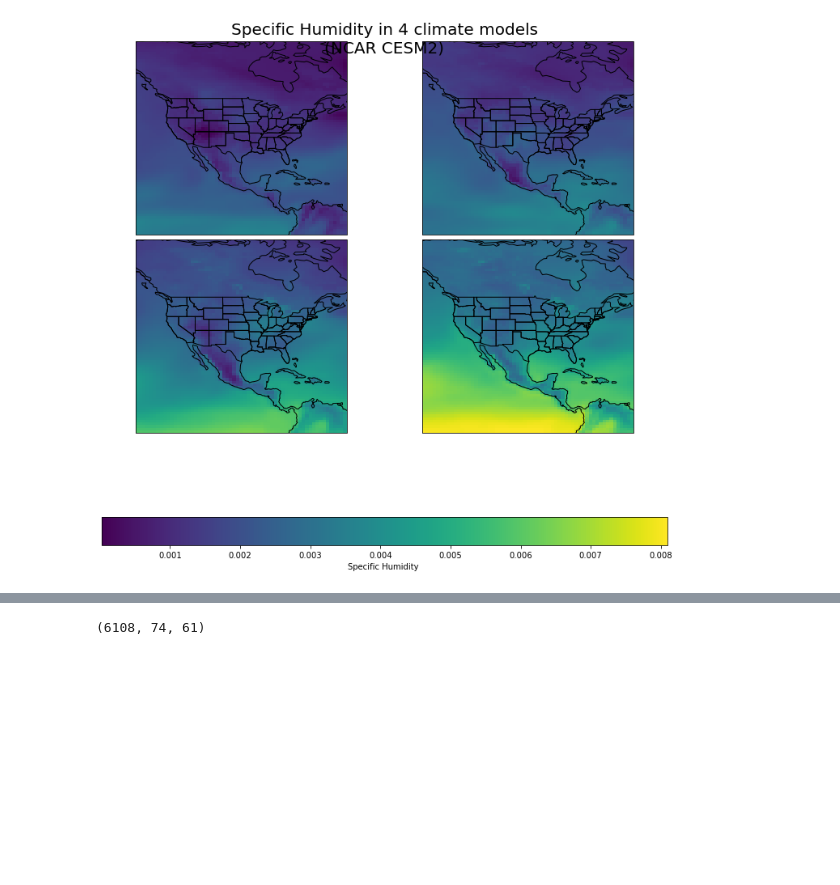
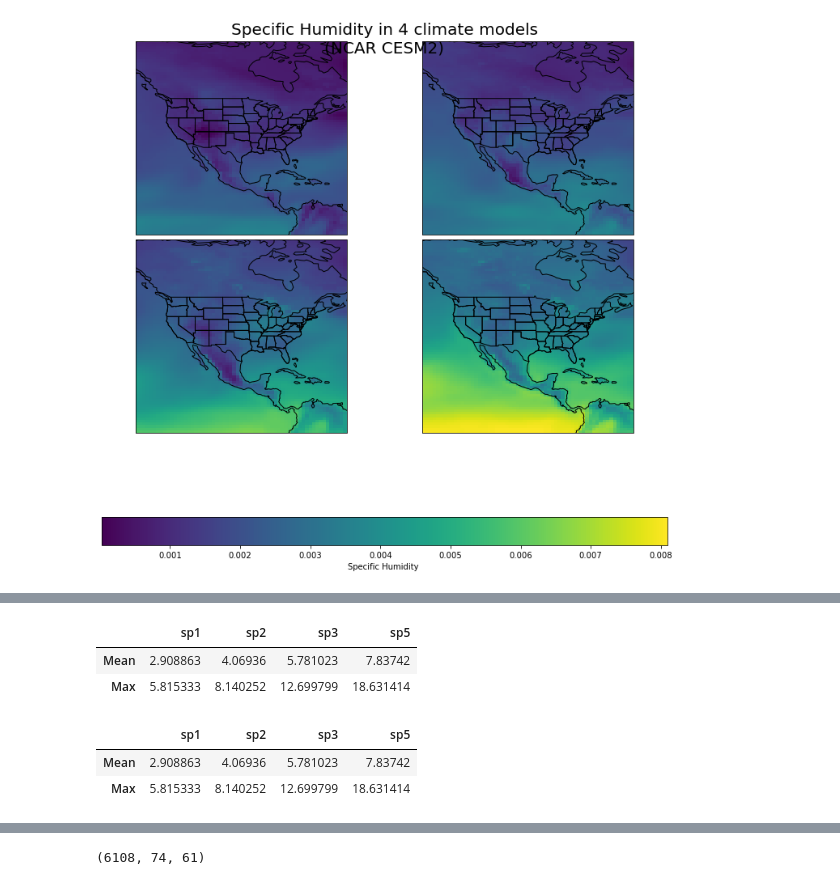
Before and after one commit to UCB-stat-159-s22/hw07-group20, a Jupyter notebook: notebooks/United States.ipynb, the cells around one changed output, grey strips where cells are left out. Drawn from its saved outputs; the diff is of its cells as text; code cells hidden in the pictures; blank space fills up the shorter version.

```diff
--- a/notebooks/United States.ipynb
+++ b/notebooks/United States.ipynb
@@ -185,0 +214,39 @@ https://www.merriam-webster.com/dictionary/evapotranspiration
+# %%
+from cesm import cesm_summarize as cs
+cs.average_and_max(USA, 'tas')
+# %% [output]
+|  | sp1 | sp2 | sp3 | sp5 |
+| Mean | 2.908863 | 4.06936 | 5.781023 | 7.83742 |
+| Max | 5.815333 | 8.140252 | 12.699799 | 18.631414 |
+# %%
+
+
+def average_and_max(data, param):
+    """
+    data: dictionary of xarray datasets
+    param: desired key (tas, huss, pr)
+    """
+    summary = pd.DataFrame(columns = list(data), index = ["Mean", "Max"])
+    for col in summary.columns:
+        mn = data[col][param].mean(("lat","lon")).values[0]
+        summary.loc["Mean", col] = mn
+        mx = data[col][param].max(("lat","lon")).values[0]
+        summary.loc["Max", col] = mx
+    return summary
+
+average_and_max(USA, 'tas')
+
+
+
+# tas_sp1mn = USA["sp1"].tas.mean(("lat","lon")).values[0]
+# tas_sp1mx = USA["sp1"].tas.max(("lat","lon")).values[0]
+# tas_sp2mn = USA["sp2"].tas.mean(("lat","lon")).values[0]
+# tas_sp2mx = USA["sp2"].tas.max(("lat","lon")).values[0]
+# tas_sp3mn = USA["sp3"].tas.mean(("lat","lon")).values[0]
+# tas_sp3mx = USA["sp3"].tas.max(("lat","lon")).values[0]
+# tas_sp5mn = USA["sp5"].tas.mean(("lat","lon")).values[0]
+# tas_sp5mx = USA["sp5"].tas.max(("lat","lon")).values[0]
+# %% [output]
+|  | sp1 | sp2 | sp3 | sp5 |
+| Mean | 2.908863 | 4.06936 | 5.781023 | 7.83742 |
+| Max | 5.815333 | 8.140252 | 12.699799 | 18.631414 |
```
Also changed, not shown: parts of 8 cells of this notebook, 1 other file.
